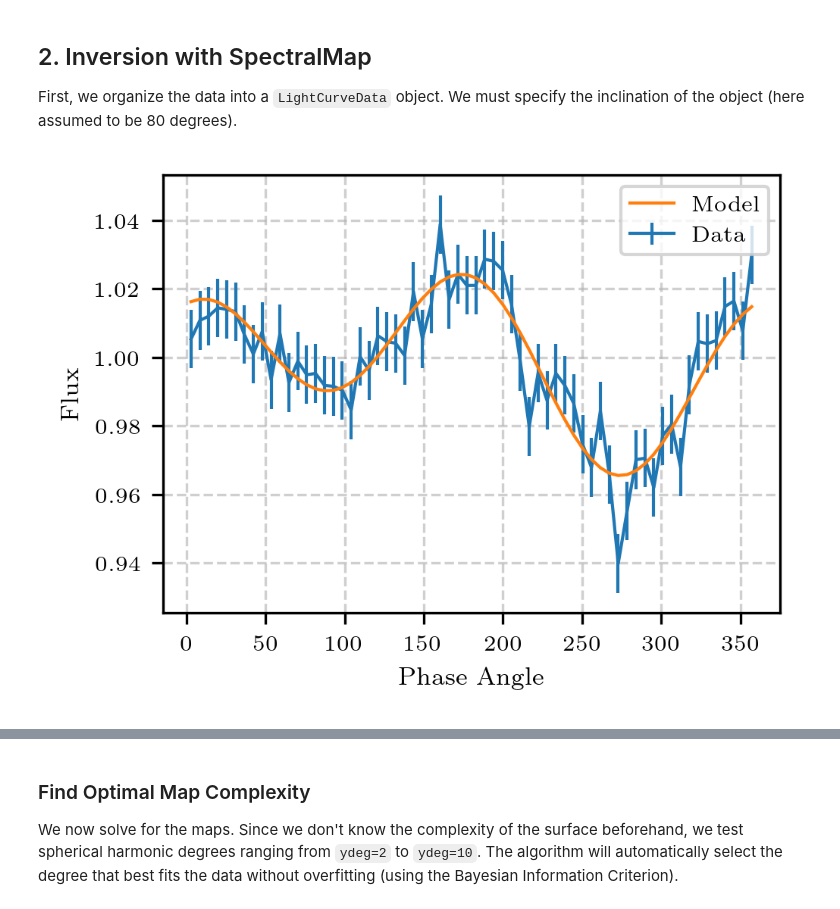
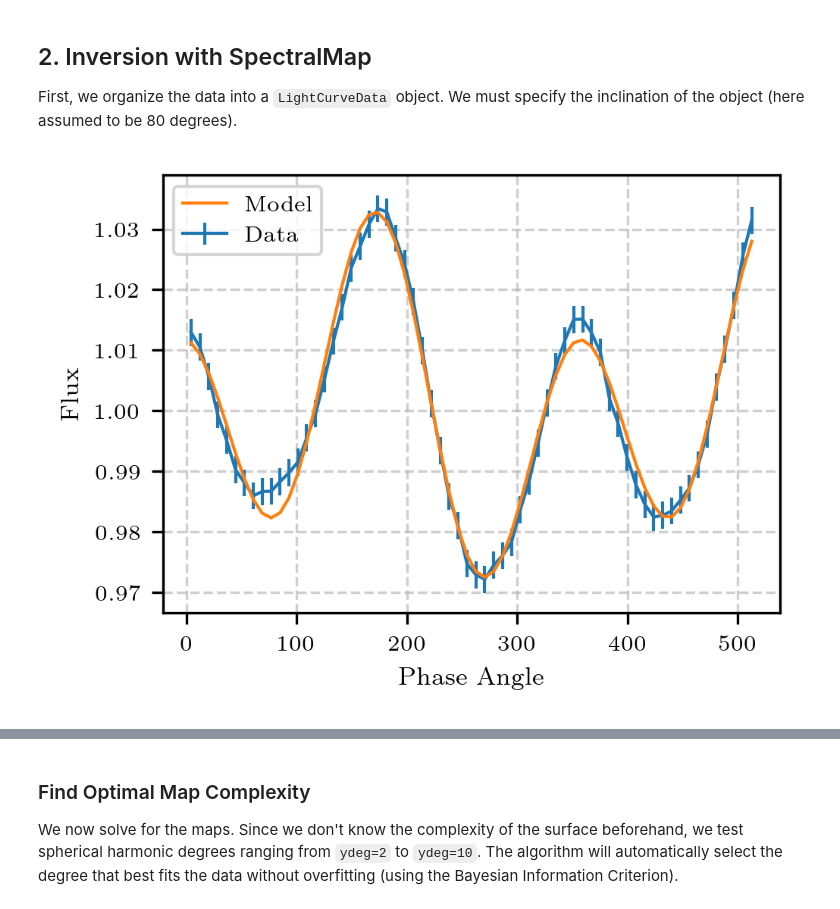
Before and after one commit to w-ruizhe/spectralmap, a Jupyter notebook: docs/source/tutorials/Luhman16b_2023.ipynb, the cells around one changed output, grey strips where cells are left out. Cells and saved outputs as stored; diff of their text form; code cells hidden in the pictures.

```diff
--- a/docs/source/tutorials/Luhman16b_2023.ipynb
+++ b/docs/source/tutorials/Luhman16b_2023.ipynb
@@ -20,7 +20,7 @@ from spectralmap.plotting import COLOR_LIST, PAPER_FIGURES_DIR
 We load the NIRSpec lightcurve files. Each file corresponds to a specific rotation phase (angle). We will read them in, sort them by phase, and normalize the flux.
 # %%
 import numpy as np
-from spectralmap.utilities import bin_flux_by_theta
+from spectralmap.utilities import bin_flux_by_theta, bin_flux
 
 # 1. Load the data files
 data_file = "data/Luhman16B_NIRSpec_2023.npz"
@@ -32,7 +32,7 @@ flux_raw = np.load(data_file)["flux_raw"]
 amplitudes = np.nanmean(flux_raw, axis=1)
 flux = (flux_raw.T / amplitudes).T
 
-theta, flux, flux_err, counts = bin_flux_by_theta(theta, flux, n_bins=64, flux_err=None)
+theta, flux, flux_err, counts = bin_flux(theta, flux, n_bins=64, flux_err=None)
 # %% [markdown]
 ## 2. Inversion with SpectralMap
 
@@ -41,14 +41,13 @@ First, we organize the data into a `LightCurveData` object. We must specify the
 from spectralmap.mapping import LightCurveData, make_map
 data = LightCurveData(theta=theta, flux=flux, flux_err=None, inc=90)
 # %%
-wl_test = 4.5
-# i_wl = np.argmin(np.abs(wl - wl_test))
-i_wl = 0
+wl_test = 1
+i_wl = np.argmin(np.abs(wl - wl_test))
 map = make_map(mode='rotational', map_res=30, ydeg=2, inc=90)
 map.solve_posterior(data.flux[i_wl], None, data.theta, verbose=False)
 map.plot_lightcurve()
 # %% [output]
-[figure, old version]
+[figure, new version]
 # %%
 _ = map.draw(plot=True, projection="moll", grid=True, colorbar=True, n_samples=1)
 # %% [output]
```
Also changed, not shown: parts of 9 cells of this notebook, 12 other files.
